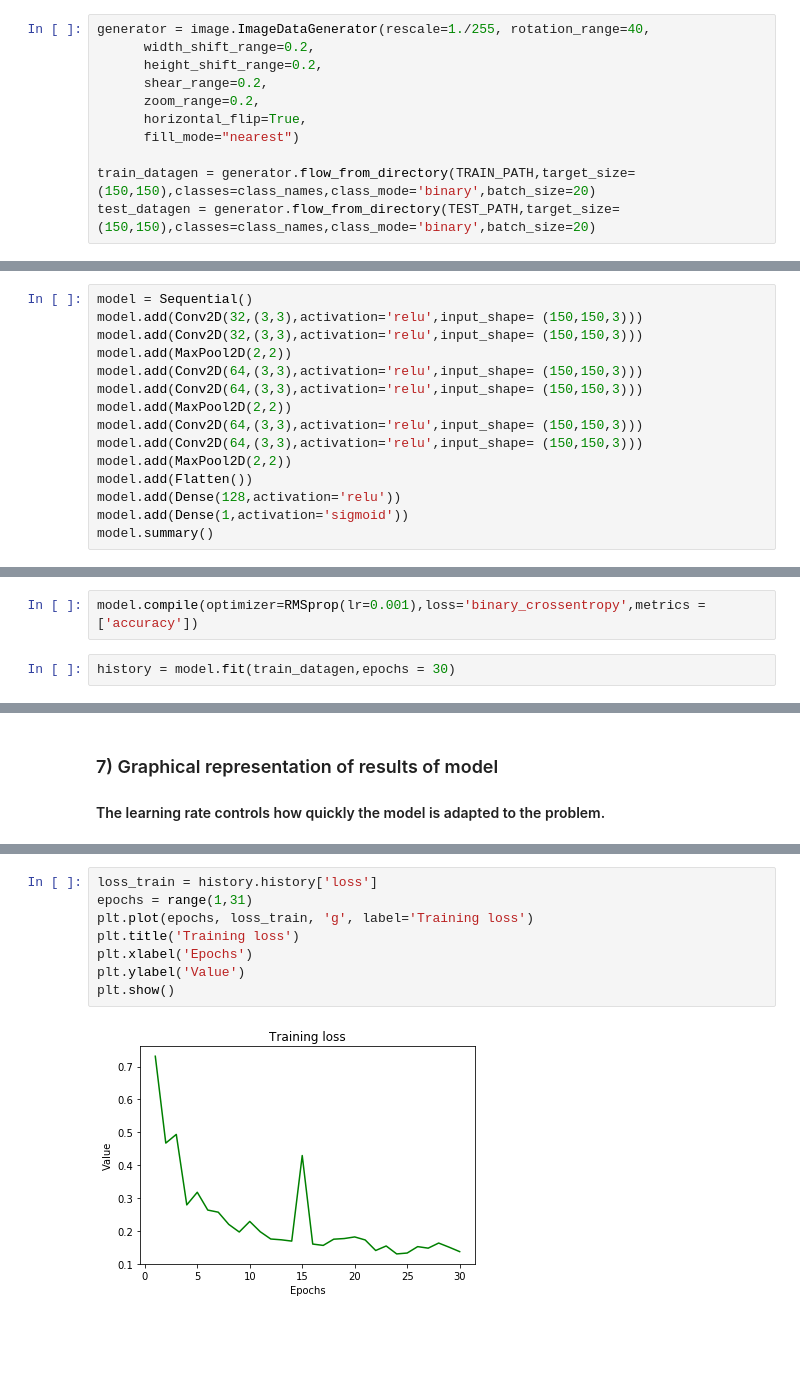
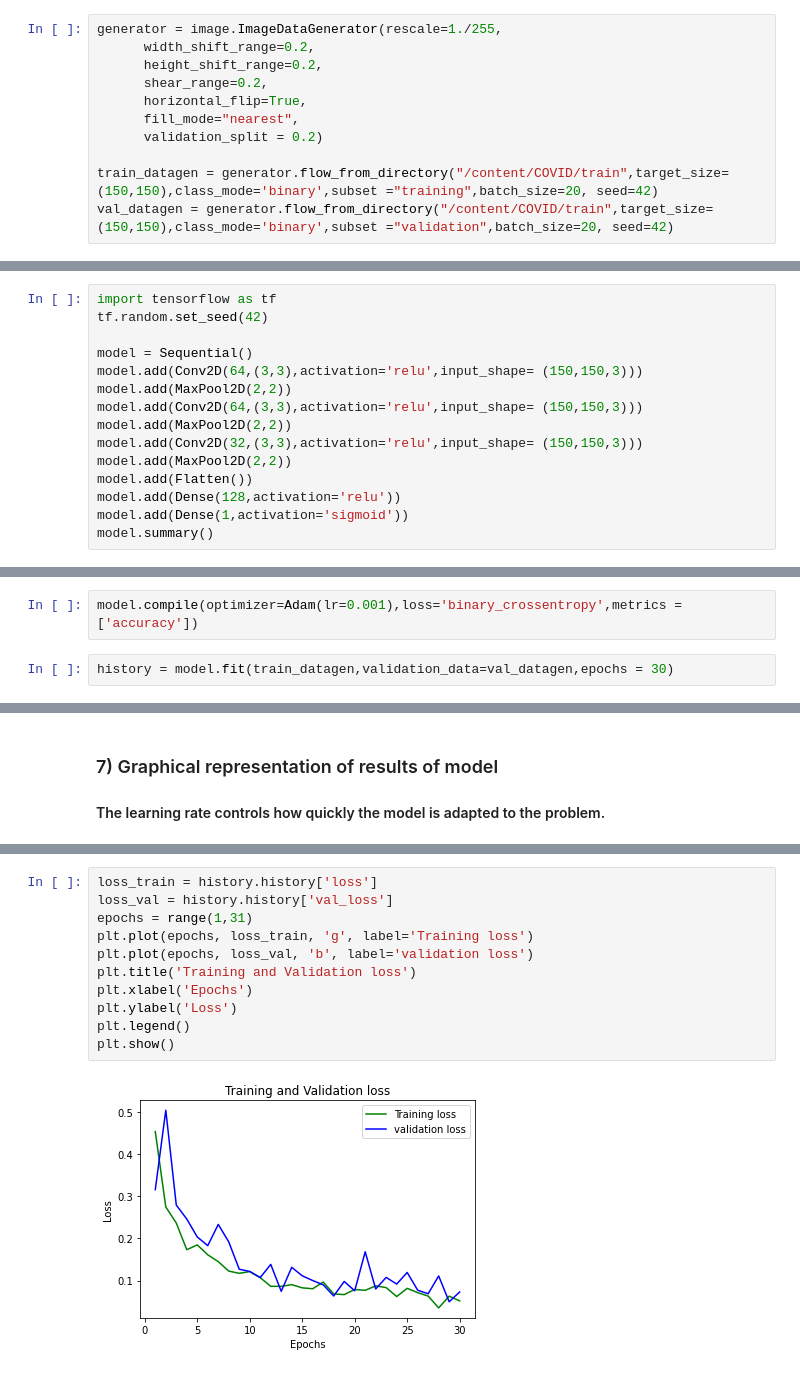
Before and after one commit to UttaraKet1607/Covid19-Detection-Using-CNN, a Jupyter notebook: Covid_19_Detection.ipynb, the cells around one changed output, grey strips where cells are left out. Cells and saved outputs as stored; diff of their text form; blank space fills up the shorter version.

Commit message:
added validation split

```diff
--- a/Covid_19_Detection.ipynb
+++ b/Covid_19_Detection.ipynb
@@ -33,14 +44,14 @@ from tensorflow.keras import callbacks
 ##### ImageDataGenerator - ImageDataGenerator generates batches of image data with real-time data augmentation
 ##### flow_from_directory - Takes the path to a directory & generates batches of augmented data
 # %%
-generator = image.ImageDataGenerator(rescale=1./255, rotation_range=40,
+generator = image.ImageDataGenerator(rescale=1./255,
       width_shift_range=0.2,
       height_shift_range=0.2,
       shear_range=0.2,
-      zoom_range=0.2,
       horizontal_flip=True,
-      fill_mode="nearest")
+      fill_mode="nearest",
+      validation_split = 0.2)
 
-train_datagen = generator.flow_from_directory(TRAIN_PATH,target_size=(150,150),classes=class_names,class_mode='binary',batch_size=20)
-test_datagen = generator.flow_from_directory(TEST_PATH,target_size=(150,150),classes=class_names,class_mode='binary',batch_size=20)
+train_datagen = generator.flow_from_directory("/content/COVID/train",target_size=(150,150),class_mode='binary',subset ="training",batch_size=20, seed=42)
+val_datagen = generator.flow_from_directory("/content/COVID/train",target_size=(150,150),class_mode='binary',subset ="validation",batch_size=20, seed=42)
 # %% [output]
@@ -72,15 +83,15 @@ plt.show()
 ### 5) CNN sequential model
 ##### layered architechture
 # %%
+import tensorflow as tf
+tf.random.set_seed(42)
+
 model = Sequential()
-model.add(Conv2D(32,(3,3),activation='relu',input_shape= (150,150,3)))
-model.add(Conv2D(32,(3,3),activation='relu',input_shape= (150,150,3)))
-model.add(MaxPool2D(2,2))
-model.add(Conv2D(64,(3,3),activation='relu',input_shape= (150,150,3)))
 model.add(Conv2D(64,(3,3),activation='relu',input_shape= (150,150,3)))
 model.add(MaxPool2D(2,2))
 model.add(Conv2D(64,(3,3),activation='relu',input_shape= (150,150,3)))
-model.add(Conv2D(64,(3,3),activation='relu',input_shape= (150,150,3)))
+model.add(MaxPool2D(2,2))
+model.add(Conv2D(32,(3,3),activation='relu',input_shape= (150,150,3)))
 model.add(MaxPool2D(2,2))
 model.add(Flatten())
 model.add(Dense(128,activation='relu'))
@@ -107,7 +124,7 @@ _________________________________________________________________
 # %% [markdown]
 ### 6) Model training followed by evaluation
 # %%
-model.compile(optimizer=RMSprop(lr=0.001),loss='binary_crossentropy',metrics = ['accuracy'])
+model.compile(optimizer=Adam(lr=0.001),loss='binary_crossentropy',metrics = ['accuracy'])
 # %%
-history = model.fit(train_datagen,epochs = 30)
+history = model.fit(train_datagen,validation_data=val_datagen,epochs = 30)
 # %% [output]
@@ -137,10 +165,13 @@ Epoch 30/30
 # %%
 loss_train = history.history['loss']
+loss_val = history.history['val_loss']
 epochs = range(1,31)
 plt.plot(epochs, loss_train, 'g', label='Training loss')
-plt.title('Training loss')
+plt.plot(epochs, loss_val, 'b', label='validation loss')
+plt.title('Training and Validation loss')
 plt.xlabel('Epochs')
-plt.ylabel('Value')
+plt.ylabel('Loss')
+plt.legend()
 plt.show()
 # %% [output]
-[figure, old version]
+[figure, new version]
```
Also changed, not shown: parts of 18 cells of this notebook.
